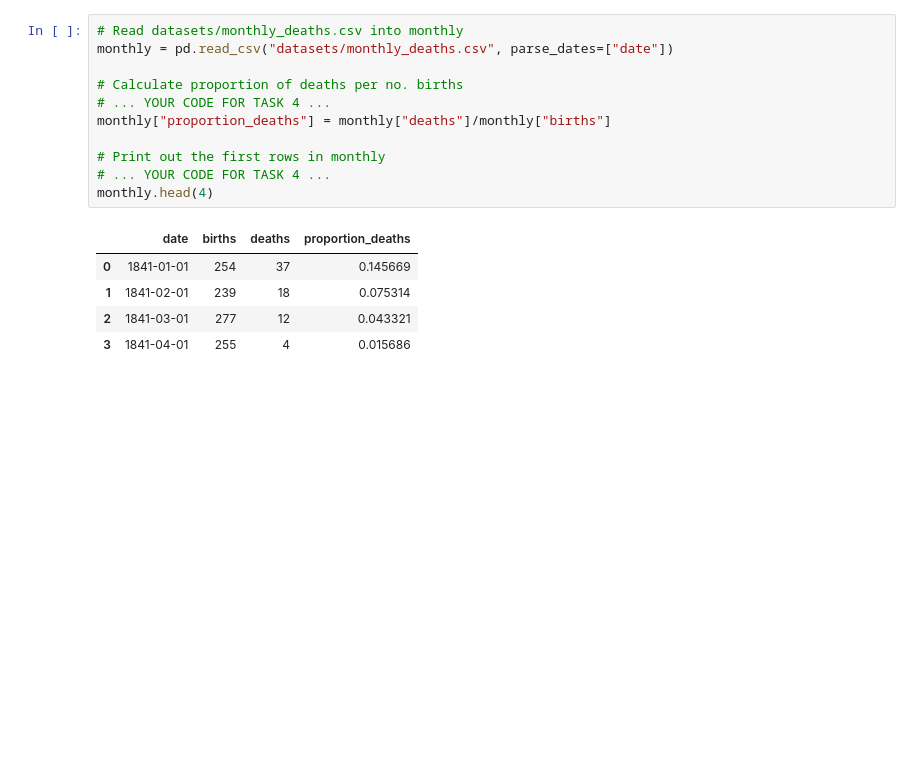
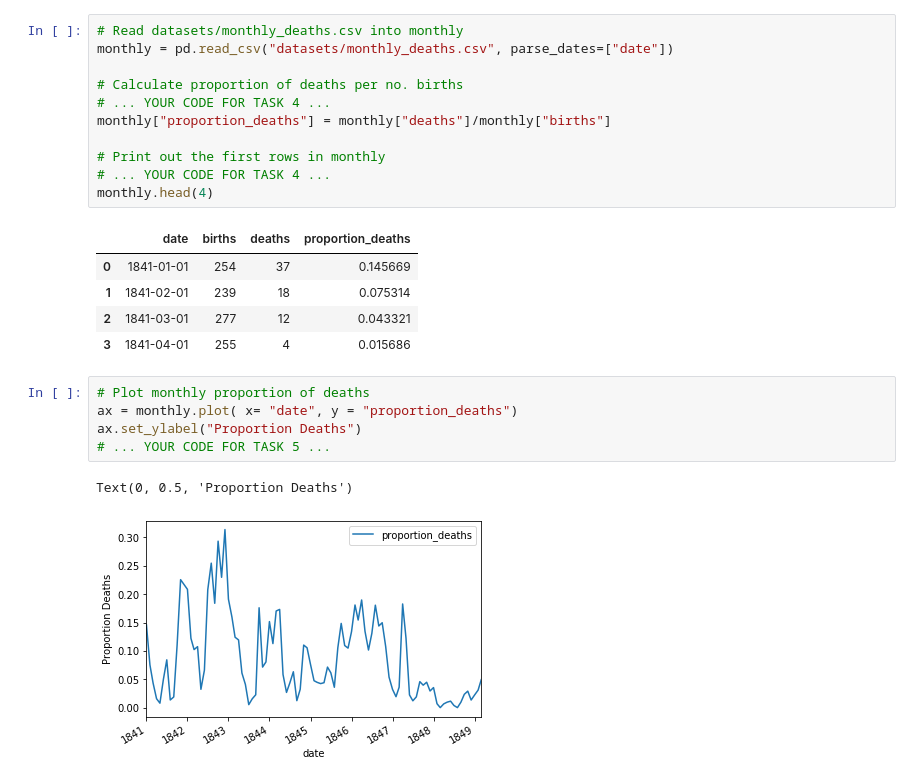
Before and after one commit to CristinaTRico/Handwashing, a Jupyter notebook: notebook.ipynb, the cells around one changed output. Cells and saved outputs as stored; diff of their text form; blank space fills up the shorter version.

Commit message:
Update notebook - Task 5

```diff
--- a/notebook.ipynb
+++ b/notebook.ipynb
@@ -72,3 +72,11 @@ monthly.head(4)
 | 1 | 1841-02-01 | 239 | 18 | 0.075314 |
 | 2 | 1841-03-01 | 277 | 12 | 0.043321 |
 | 3 | 1841-04-01 | 255 | 4 | 0.015686 |
+# %%
+# Plot monthly proportion of deaths
+ax = monthly.plot( x= "date", y = "proportion_deaths")
+ax.set_ylabel("Proportion Deaths")
+# ... YOUR CODE FOR TASK 5 ...
+# %% [output]
+Text(0, 0.5, 'Proportion Deaths')
+[figure, added]
```
